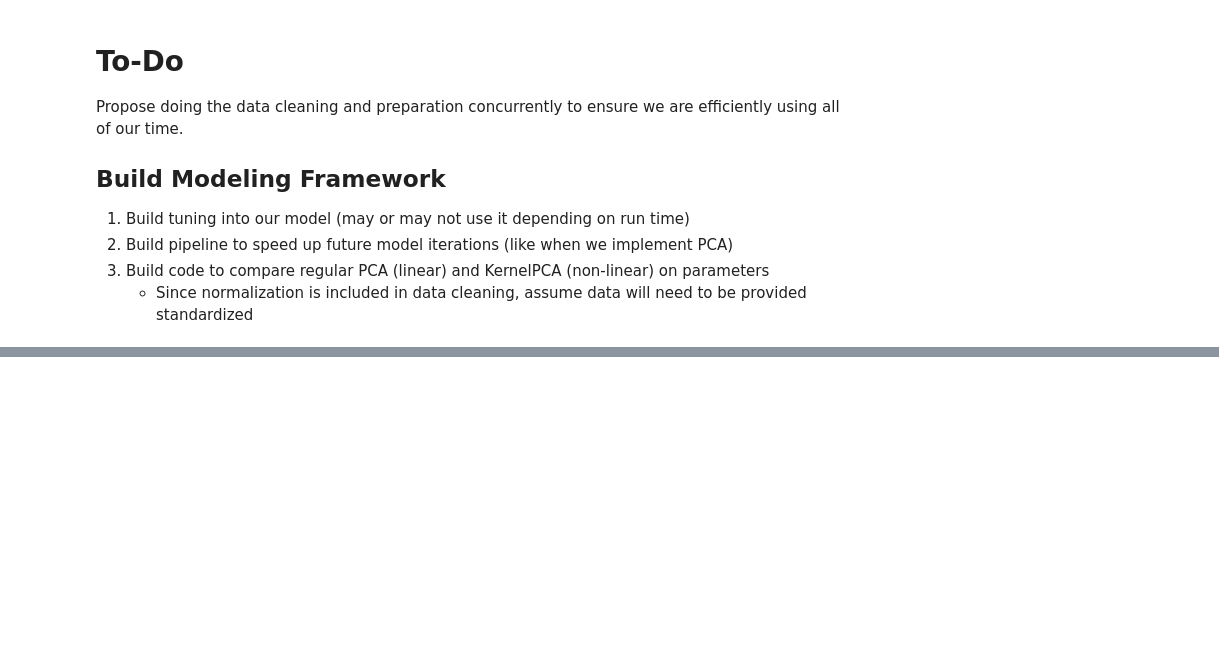
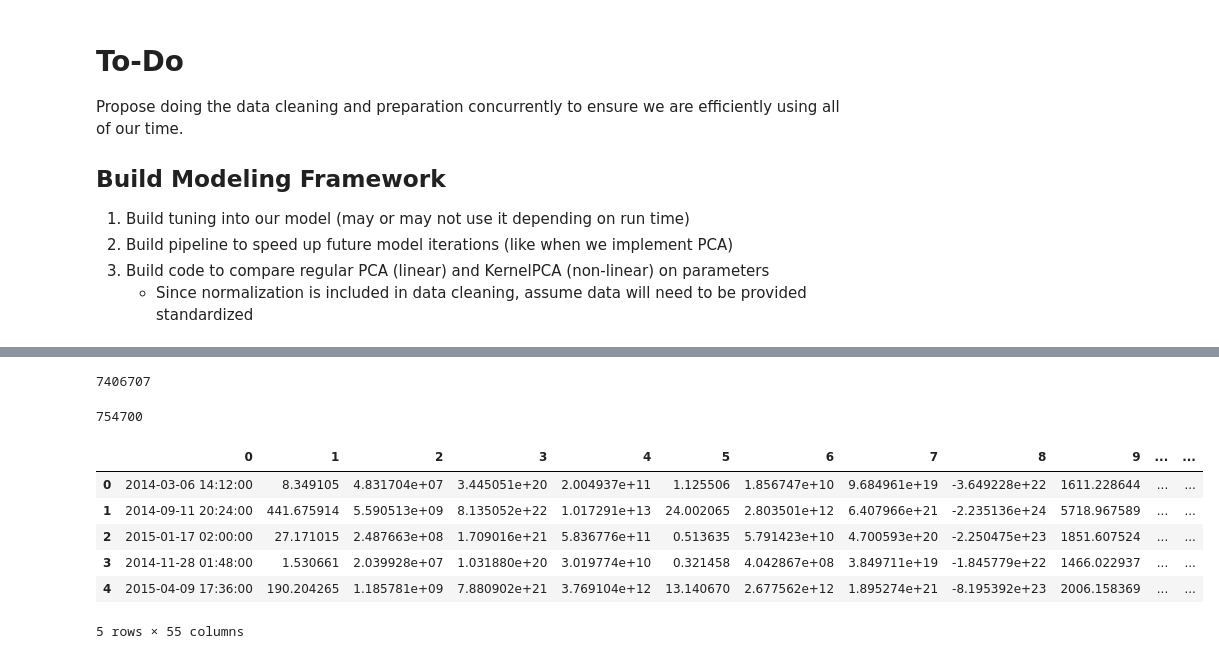
Before and after one commit to kbarbre/DS6050-SolarFlarePrediction, a Jupyter notebook: InitialDataExploration.ipynb, the cells around one changed output, grey strips where cells are left out. Drawn from its saved outputs; the diff is of its cells as text; code cells hidden in the pictures; blank space fills up the shorter version.

```diff
--- a/InitialDataExploration.ipynb
+++ b/InitialDataExploration.ipynb
@@ -224,0 +393,3 @@ Propose doing the data cleaning and preparation concurrently to ensure we are ef
+# %%
+query = f"SELECT * FROM nonFlares WHERE Timestamp IN {str_missing_tuple}"
+query
@@ -224,0 +398,14 @@ Propose doing the data cleaning and preparation concurrently to ensure we are ef
+# %%
+all_missing_data = []
+
+for row in cur.execute(query):
+    all_missing_data.append(row)
+# %%
+len(all_missing_data)
+# %% [output]
+7406707
+# %%
+unique_rows = set(all_missing_data)
+len(unique_rows)
+# %% [output]
+754700
@@ -224,0 +414,10 @@ Propose doing the data cleaning and preparation concurrently to ensure we are ef
+# %%
+non_flare_data.head()
+# %% [output]
+|  | 0 | 1 | 2 | 3 | 4 | 5 | 6 | 7 | 8 | 9 | ... | ... |
+| 0 | 2014-03-06 14:12:00 | 8.349105 | 4.831704e+07 | 3.445051e+20 | 2.004937e+11 | 1.125506 | 1.856747e+10 | 9.684961e+19 | -3.649228e+22 | 1611.228644 | ... | ... |
+| 1 | 2014-09-11 20:24:00 | 441.675914 | 5.590513e+09 | 8.135052e+22 | 1.017291e+13 | 24.002065 | 2.803501e+12 | 6.407966e+21 | -2.235136e+24 | 5718.967589 | ... | ... |
+| 2 | 2015-01-17 02:00:00 | 27.171015 | 2.487663e+08 | 1.709016e+21 | 5.836776e+11 | 0.513635 | 5.791423e+10 | 4.700593e+20 | -2.250475e+23 | 1851.607524 | ... | ... |
+| 3 | 2014-11-28 01:48:00 | 1.530661 | 2.039928e+07 | 1.031880e+20 | 3.019774e+10 | 0.321458 | 4.042867e+08 | 3.849711e+19 | -1.845779e+22 | 1466.022937 | ... | ... |
+| 4 | 2015-04-09 17:36:00 | 190.204265 | 1.185781e+09 | 7.880902e+21 | 3.769104e+12 | 13.140670 | 2.677562e+12 | 1.895274e+21 | -8.195392e+23 | 2006.158369 | ... | ... |
+5 rows × 55 columns
```
Also changed, not shown: parts of 85 cells of this notebook, 4 other files.
